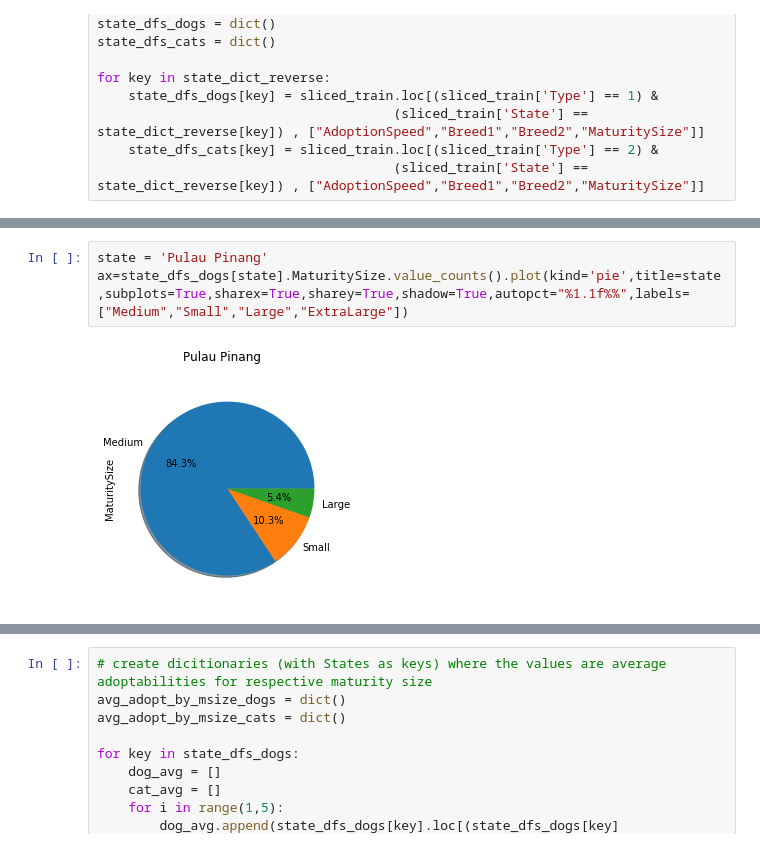
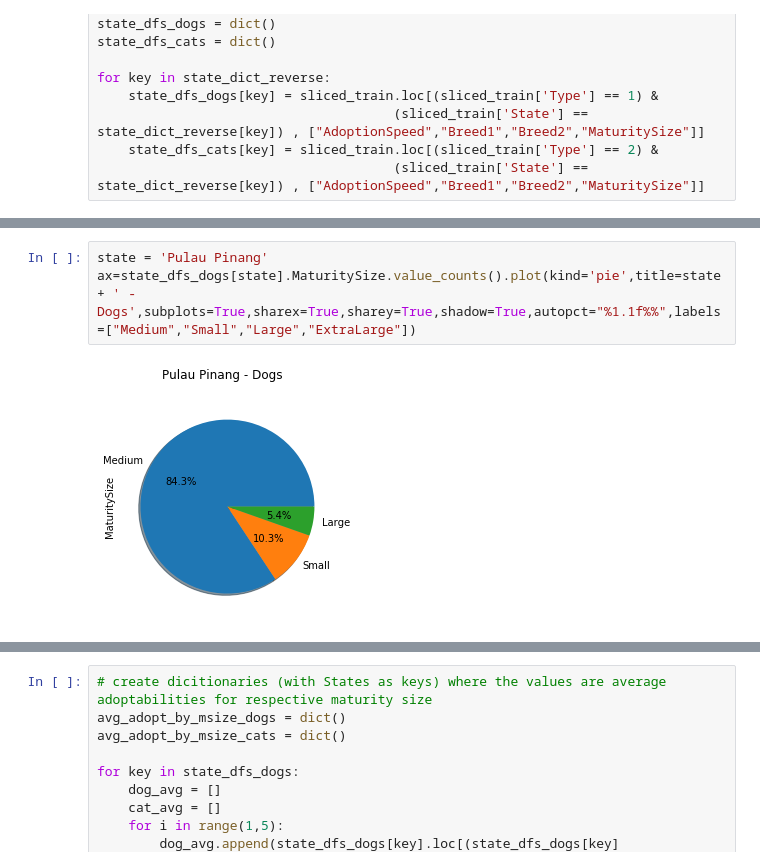
Before and after one commit to Loveker97/PetFinder, a Jupyter notebook: Type_BreedID_Analysis.ipynb, the cells around one changed output, grey strips where cells are left out. Drawn from its saved outputs; the diff is of its cells as text.

```diff
--- a/Type_BreedID_Analysis.ipynb
+++ b/Type_BreedID_Analysis.ipynb
@@ -75,5 +91,5 @@ ax=state_dfs_dogs[state].MaturitySize.value_counts().plot(kind='pie',title=state
 # %%
 state = 'Pulau Pinang'
-ax=state_dfs_dogs[state].MaturitySize.value_counts().plot(kind='pie',title=state,subplots=True,sharex=True,sharey=True,shadow=True,autopct="%1.1f%%",labels=["Medium","Small","Large","ExtraLarge"])
+ax=state_dfs_dogs[state].MaturitySize.value_counts().plot(kind='pie',title=state + ' - Dogs',subplots=True,sharex=True,sharey=True,shadow=True,autopct="%1.1f%%",labels=["Medium","Small","Large","ExtraLarge"])
 # %% [output]
-[figure, old version]
+[figure, new version]
```
Also changed, not shown: parts of 21 cells of this notebook.
